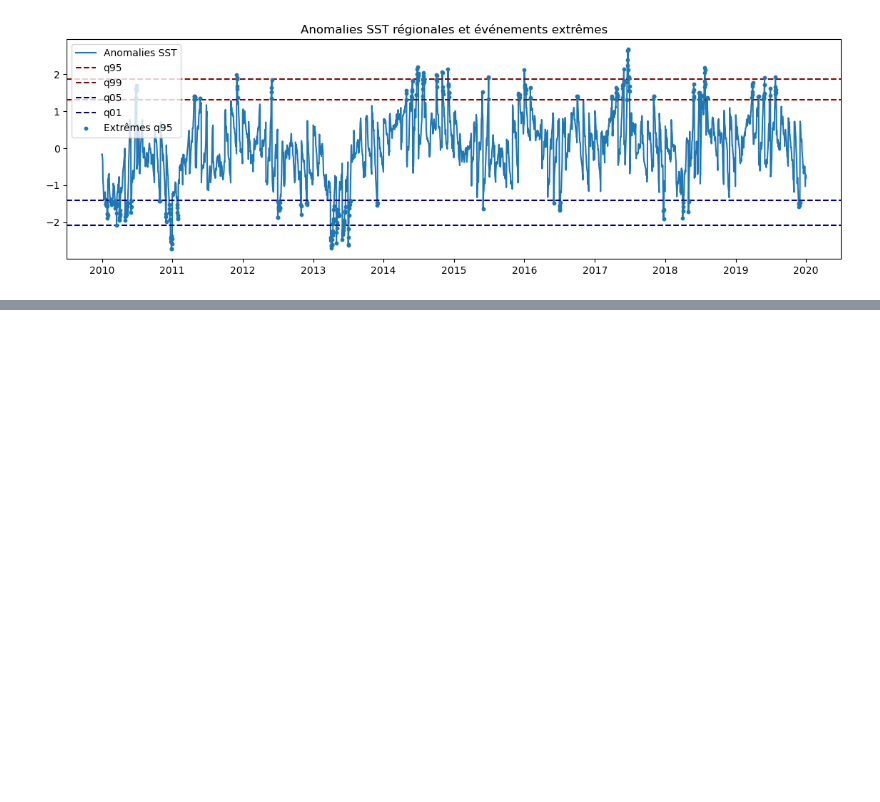
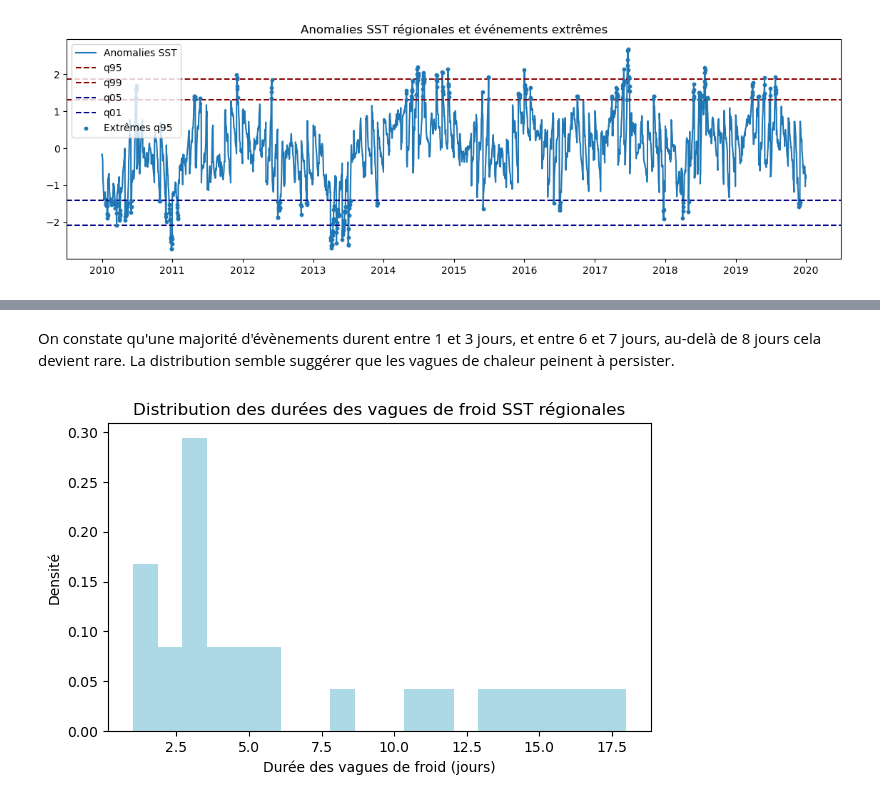
Before and after one commit to mkkuu/EnglishChannelSSTSciML, a Jupyter notebook: notebooks/statisticalAnalysis/11extremesAnalysis.ipynb, the cells around one changed output, grey strips where cells are left out. Drawn from its saved outputs; the diff is of its cells as text; code cells hidden in the pictures; blank space fills up the shorter version.

```diff
--- a/notebooks/statisticalAnalysis/11extremesAnalysis.ipynb
+++ b/notebooks/statisticalAnalysis/11extremesAnalysis.ipynb
@@ -214,0 +277,30 @@ plt.show()
+# %% [markdown]
+On constate qu'une majorité d'évènements durent entre 1 et 3 jours, et entre 6 et 7 jours, au-delà de 8 jours cela devient rare. La distribution semble suggérer que les vagues de chaleur peinent à persister.
+# %%
+
+# Exactly the same for cold events
+
+isExtreme05 = sstReg < q5Reg
+
+events = []
+currentLength = 0
+
+for val in isExtreme05.values:
+    if val:
+        currentLength += 1
+    else:
+        if currentLength > 0:
+            events.append(currentLength)
+            currentLength = 0
+
+if currentLength > 0:
+    events.append(currentLength)
+
+plt.figure(figsize=(7, 4))
+plt.hist(events, bins=20, density=True, color="lightblue")
+plt.xlabel("Durée des vagues de froid (jours)")
+plt.ylabel("Densité")
+plt.title("Distribution des durées des vagues de froid SST régionales")
+plt.show()
+# %% [output]
+[figure, added]
```
Also changed, not shown: parts of 9 cells of this notebook.
